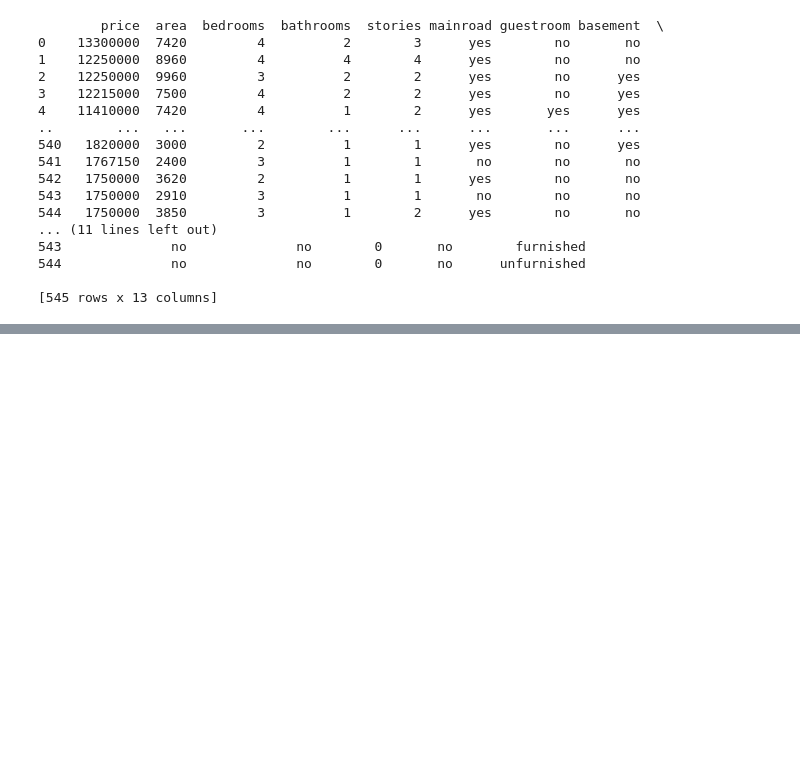
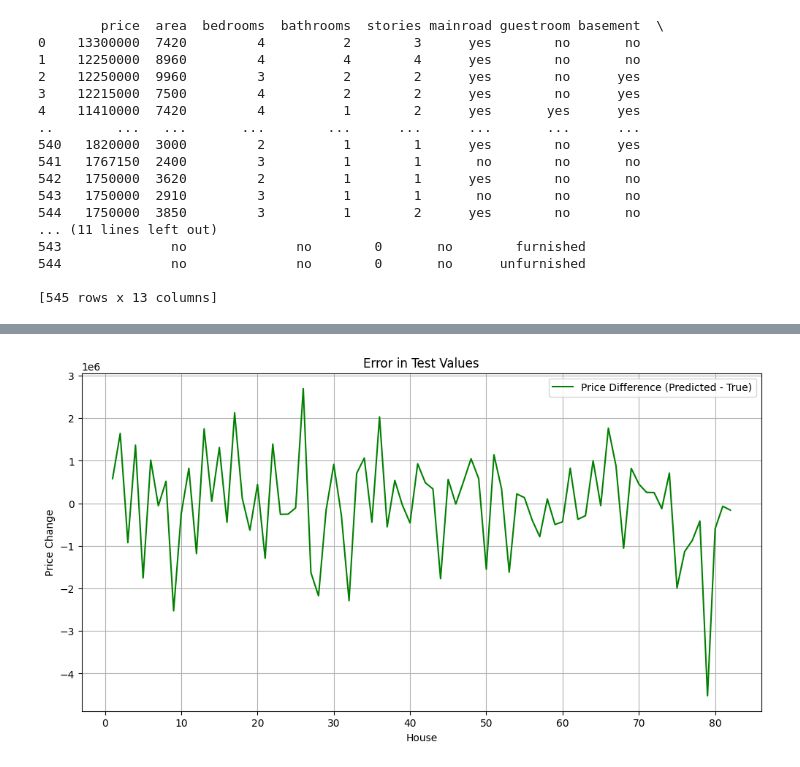
Before and after one commit to rusiravk/rusiravk-uom-ai-sessions, a Jupyter notebook: session-1/Housing Prices/housing-price-predictor-MLPRegressor.ipynb, the cells around one changed output, grey strips where cells are left out. Saved outputs shown, nothing was run; the diff lists cells and outputs as text; code cells hidden in the pictures; blank space fills up the shorter version.

```diff
--- a/session-1/Housing Prices/housing-price-predictor-MLPRegressor.ipynb
+++ b/session-1/Housing Prices/housing-price-predictor-MLPRegressor.ipynb
@@ -164,12 +119,14 @@ plt.show()
 # %%
 plt.figure(figsize=(12, 6))
 plt.title("Error in Test Values")
 plt.xlabel("House")
 plt.ylabel("Price Change")
 
-plt.plot(testRange, testChange, label="Change",
+plt.plot(testRange, testChange, label="Price Difference (Predicted - True)",
              color="green")
 
 plt.legend(loc="best")
 plt.grid(True)
 plt.show()
+# %% [output]
+[figure, added]
```
Also changed, not shown: parts of 11 cells of this notebook, 2 other files.
